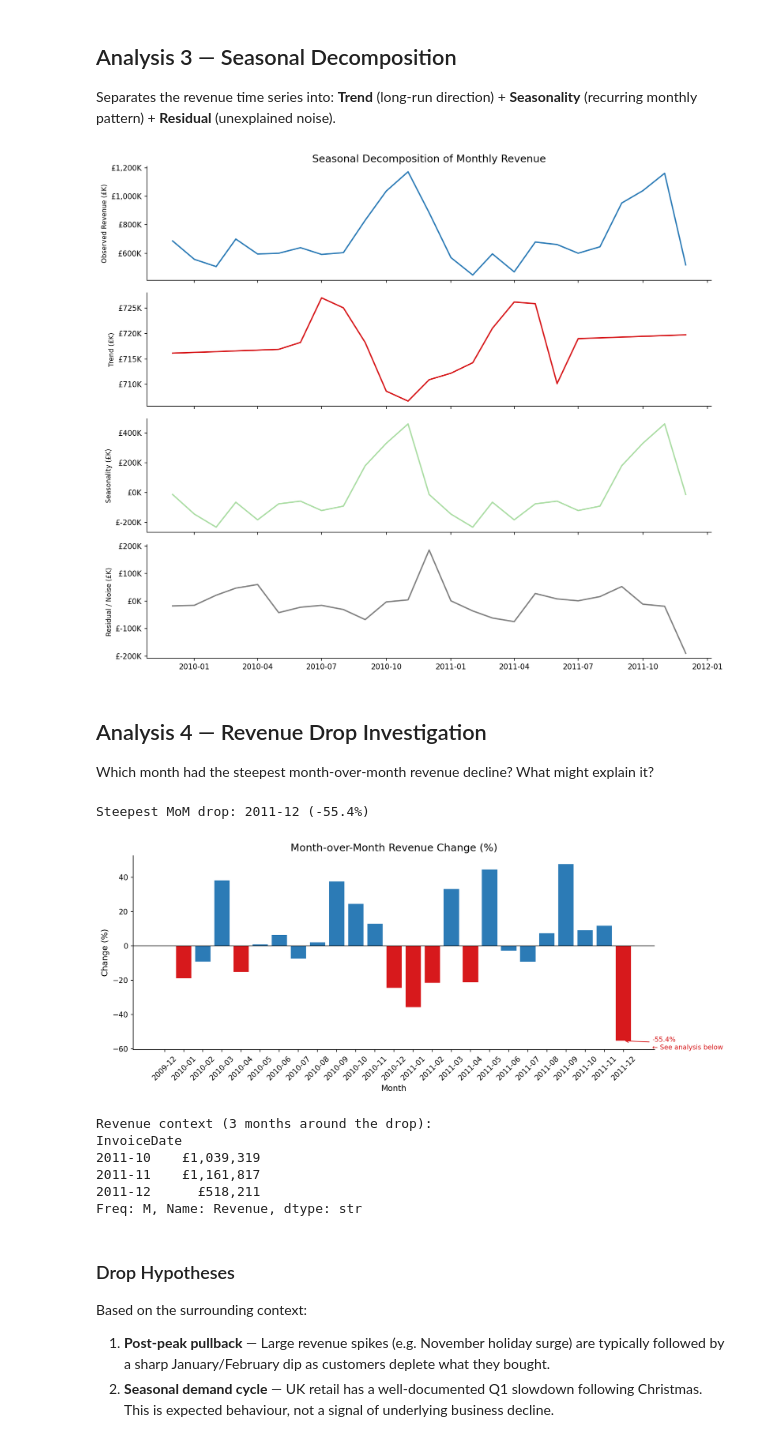
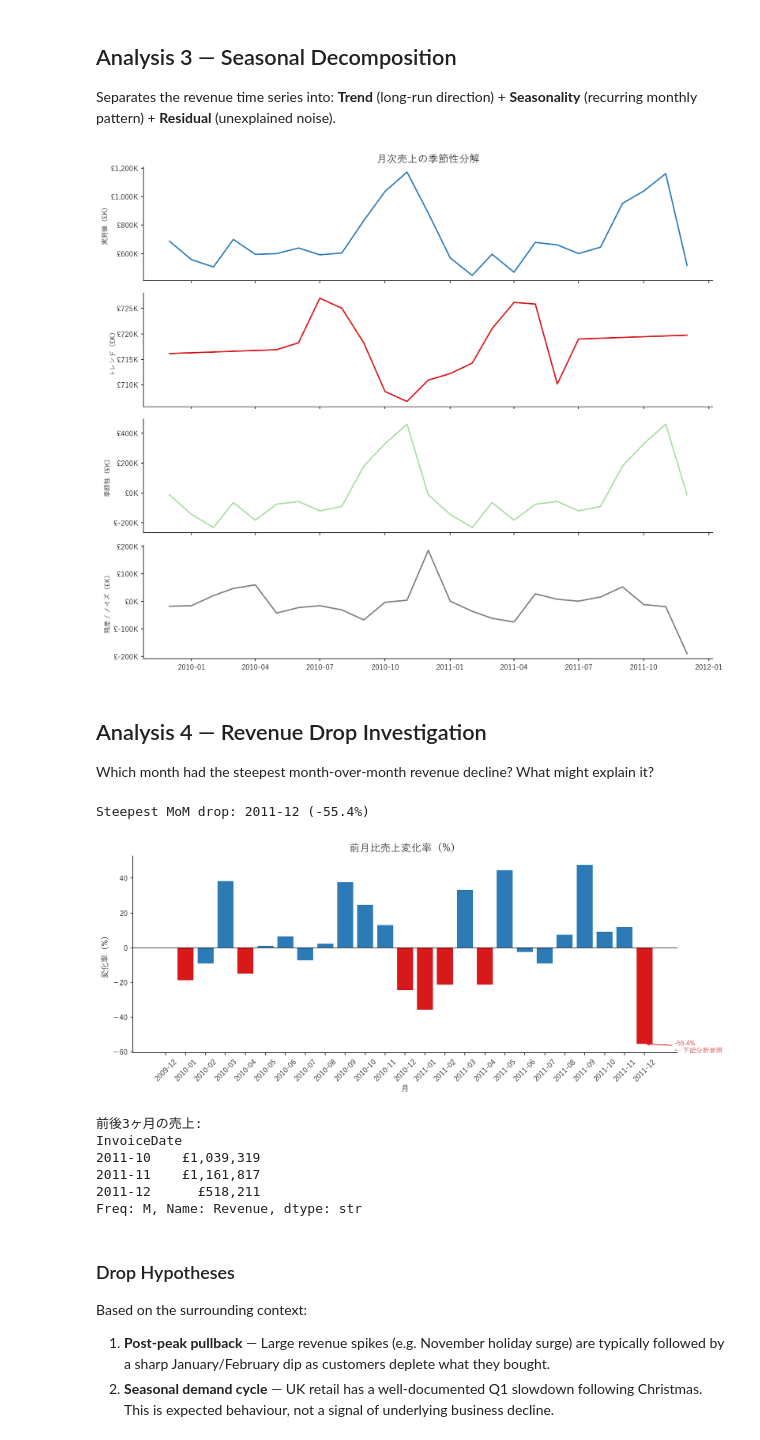
Before and after one commit to Keybladerhuy/retail-data-analysis, a Jupyter notebook: notebooks/02_sales_trend_analysis.ipynb, the cells around one changed output. Saved outputs shown, nothing was run; the diff lists cells and outputs as text; code cells hidden in the pictures.

```diff
--- a/notebooks/02_sales_trend_analysis.ipynb
+++ b/notebooks/02_sales_trend_analysis.ipynb
@@ -21,21 +21,29 @@ import numpy as np
 import matplotlib.pyplot as plt
 import matplotlib.ticker as mticker
 import matplotlib.patches as mpatches
+import matplotlib.font_manager as fm
 import seaborn as sns
 from statsmodels.tsa.seasonal import seasonal_decompose
 import warnings
 warnings.filterwarnings('ignore')
 
+def _jp_font():
+    for name in ['Yu Gothic', 'Meiryo', 'MS Gothic']:
+        p = fm.findfont(fm.FontProperties(family=name), fallback_to_default=False)
+        if p and 'DejaVu' not in p:
+            return name
+    return 'sans-serif'
+
 PALETTE = ['#2C7BB6', '#D7191C', '#ABDDA4', '#FDAE61', '#4DAC26']
 plt.rcParams.update({
     'figure.dpi': 150,
+    'font.family': _jp_font(),
     'axes.spines.top': False,
     'axes.spines.right': False,
     'axes.titlesize': 13,
     'axes.labelsize': 11,
     'xtick.labelsize': 10,
     'ytick.labelsize': 10,
-    'font.family': 'sans-serif',
 })
 
 df = pd.read_csv('../data/clean_retail.csv', parse_dates=['InvoiceDate'])
@@ -104,9 +112,7 @@ plt.show()
 
 Separates the revenue time series into: **Trend** (long-run direction) + **Seasonality** (recurring monthly pattern) + **Residual** (unexplained noise).
 # %%
-# Build a monthly time series with a proper DatetimeIndex for decomposition
 monthly_ts = monthly.set_index('YearMonth_dt')['Revenue'].sort_index()
-# Fill any gap months with interpolation
 monthly_ts = monthly_ts.resample('MS').sum().replace(0, np.nan).interpolate()
 
 if len(monthly_ts) >= 24:
@@ -114,24 +120,24 @@ if len(monthly_ts) >= 24:
 
     fig, axes = plt.subplots(4, 1, figsize=(12, 10), sharex=True)
     components = [
-        (monthly_ts / 1000, 'Observed Revenue (£K)', PALETTE[0]),
-        (decomp.trend / 1000, 'Trend (£K)', PALETTE[1]),
-        (decomp.seasonal / 1000, 'Seasonality (£K)', PALETTE[2]),
-        (decomp.resid / 1000, 'Residual / Noise (£K)', 'grey'),
+        (monthly_ts / 1000, '実測値（£K）', PALETTE[0]),
+        (decomp.trend / 1000, 'トレンド（£K）', PALETTE[1]),
+        (decomp.seasonal / 1000, '季節性（£K）', PALETTE[2]),
+        (decomp.resid / 1000, '残差 / ノイズ（£K）', 'grey'),
     ]
     for ax, (series, title, color) in zip(axes, components):
         ax.plot(series.index, series.values, color=color, linewidth=1.8)
         ax.set_ylabel(title, fontsize=9)
         ax.yaxis.set_major_formatter(mticker.FuncFormatter(lambda x, _: f'£{x:,.0f}K'))
 
-    axes[0].set_title('Seasonal Decomposition of Monthly Revenue', fontsize=14)
+    axes[0].set_title('月次売上の季節性分解', fontsize=14)
     plt.tight_layout()
     plt.savefig('../output/charts/seasonal_decomposition.png', bbox_inches='tight')
     plt.show()
 else:
     print('Need at least 24 months for decomposition. Run with full dataset.')
 # %% [output]
-[figure, old version]
+[figure, new version]
 # %% [markdown]
 ## Analysis 4 — Revenue Drop Investigation
 
@@ -139,41 +145,39 @@ Which month had the steepest month-over-month revenue decline? What might explai
 # %%
 monthly_full = df.groupby(df['InvoiceDate'].dt.to_period('M'))['Revenue'].sum().sort_index()
 monthly_pct = monthly_full.pct_change() * 100
 
 worst_month = monthly_pct.idxmin()
 worst_drop = monthly_pct.min()
 print(f'Steepest MoM drop: {worst_month} ({worst_drop:.1f}%)')
 
 fig, ax = plt.subplots(figsize=(12, 5))
 colors_bar = [PALETTE[1] if v < -10 else PALETTE[0] for v in monthly_pct.fillna(0)]
 ax.bar(monthly_pct.index.astype(str), monthly_pct.fillna(0), color=colors_bar)
 ax.axhline(0, color='black', linewidth=0.8)
 
-# Annotate the worst month
 worst_idx = list(monthly_pct.index.astype(str)).index(str(worst_month))
-ax.annotate(f'{worst_drop:.1f}%\n← See analysis below',
+ax.annotate(f'{worst_drop:.1f}%\n← 下記分析参照',
             xy=(worst_idx, worst_drop),
             xytext=(worst_idx + 1.5, worst_drop - 5),
             fontsize=9, color=PALETTE[1],
             arrowprops=dict(arrowstyle='->', color=PALETTE[1]))
 
-ax.set_title('Month-over-Month Revenue Change (%)', fontsize=14)
-ax.set_xlabel('Month')
-ax.set_ylabel('Change (%)')
+ax.set_title('前月比売上変化率（%）', fontsize=14)
+ax.set_xlabel('月')
+ax.set_ylabel('変化率（%）')
 ax.tick_params(axis='x', rotation=45)
 
 plt.tight_layout()
 plt.savefig('../output/charts/mom_revenue_change.png', bbox_inches='tight')
 plt.show()
 
-# Context: what happened in the surrounding months?
-print('\nRevenue context (3 months around the drop):')
+print('\n前後3ヶ月の売上:')
 idx_pos = list(monthly_full.index).index(worst_month)
 print(monthly_full.iloc[max(0, idx_pos-2):idx_pos+3].apply(lambda x: f'£{x:,.0f}'))
 # %% [output]
 Steepest MoM drop: 2011-12 (-55.4%)
-[figure, old version]
+[figure, new version]
-Revenue context (3 months around the drop):
+前後3ヶ月の売上:
 InvoiceDate
 2011-10    £1,039,319
 2011-11    £1,161,817
```
Also changed, not shown: parts of 3 cells of this notebook, 17 other files.
